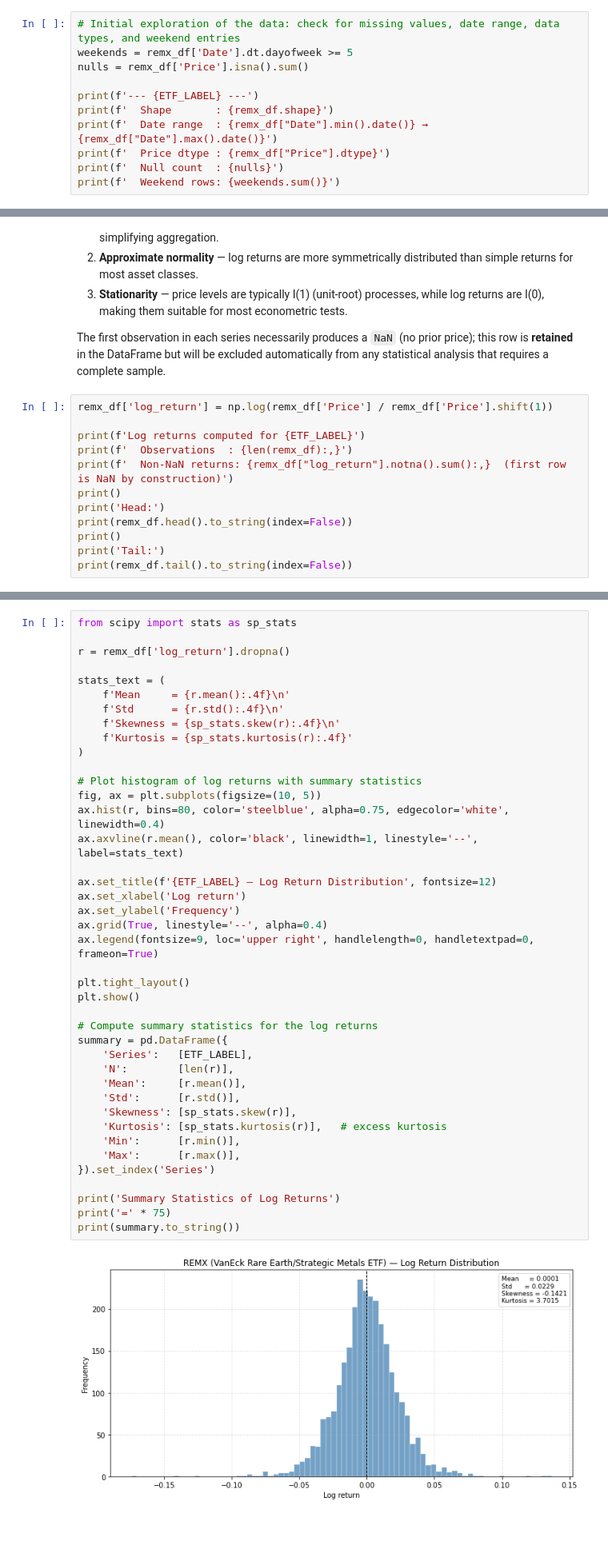
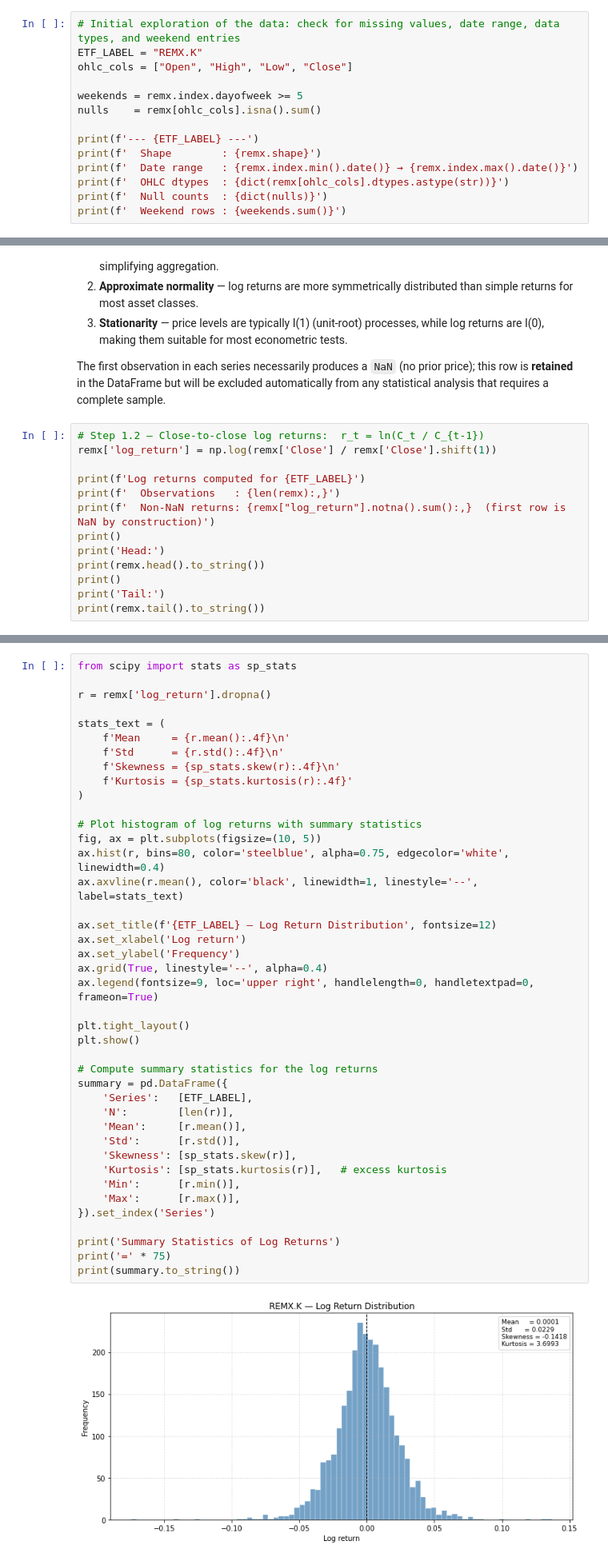
Before and after one commit to aleixcb/master_thesis_repo, a Jupyter notebook: etf-data-cleaning.ipynb, the cells around one changed output, grey strips where cells are left out. Shown at 80% size. Cells and saved outputs as stored; diff of their text form; blank space fills up the shorter version.

```diff
--- a/etf-data-cleaning.ipynb
+++ b/etf-data-cleaning.ipynb
@@ -93,13 +200,16 @@ For each series we report:
 We also plot the raw price series to visually detect structural breaks, outliers, or obvious data errors.
 # %%
 # Initial exploration of the data: check for missing values, date range, data types, and weekend entries
-weekends = remx_df['Date'].dt.dayofweek >= 5
-nulls = remx_df['Price'].isna().sum()
+ETF_LABEL = "REMX.K"
+ohlc_cols = ["Open", "High", "Low", "Close"]
+
+weekends = remx.index.dayofweek >= 5
+nulls    = remx[ohlc_cols].isna().sum()
 
 print(f'--- {ETF_LABEL} ---')
-print(f'  Shape       : {remx_df.shape}')
-print(f'  Date range  : {remx_df["Date"].min().date()} → {remx_df["Date"].max().date()}')
-print(f'  Price dtype : {remx_df["Price"].dtype}')
-print(f'  Null count  : {nulls}')
-print(f'  Weekend rows: {weekends.sum()}')
+print(f'  Shape        : {remx.shape}')
+print(f'  Date range   : {remx.index.min().date()} → {remx.index.max().date()}')
+print(f'  OHLC dtypes  : {dict(remx[ohlc_cols].dtypes.astype(str))}')
+print(f'  Null counts  : {dict(nulls)}')
+print(f'  Weekend rows : {weekends.sum()}')
 # %% [output]
@@ -265,15 +375,16 @@ Log returns are preferred over simple percentage returns in empirical finance fo
 
 The first observation in each series necessarily produces a `NaN` (no prior price); this row is **retained** in the DataFrame but will be excluded automatically from any statistical analysis that requires a complete sample.
 # %%
-remx_df['log_return'] = np.log(remx_df['Price'] / remx_df['Price'].shift(1))
+# Step 1.2 — Close-to-close log returns:  r_t = ln(C_t / C_{t-1})
+remx['log_return'] = np.log(remx['Close'] / remx['Close'].shift(1))
 
 print(f'Log returns computed for {ETF_LABEL}')
-print(f'  Observations  : {len(remx_df):,}')
-print(f'  Non-NaN returns: {remx_df["log_return"].notna().sum():,}  (first row is NaN by construction)')
+print(f'  Observations   : {len(remx):,}')
+print(f'  Non-NaN returns: {remx["log_return"].notna().sum():,}  (first row is NaN by construction)')
 print()
 print('Head:')
-print(remx_df.head().to_string(index=False))
+print(remx.head().to_string())
 print()
 print('Tail:')
-print(remx_df.tail().to_string(index=False))
+print(remx.tail().to_string())
 # %% [output]
@@ -299,7 +408,7 @@ Tail:
 # %%
 from scipy import stats as sp_stats
 
-r = remx_df['log_return'].dropna()
+r = remx['log_return'].dropna()
 
 stats_text = (
     f'Mean     = {r.mean():.4f}\n'
@@ -311,33 +420,33 @@ stats_text = (
 # Plot histogram of log returns with summary statistics
 fig, ax = plt.subplots(figsize=(10, 5))
 ax.hist(r, bins=80, color='steelblue', alpha=0.75, edgecolor='white', linewidth=0.4)
 ax.axvline(r.mean(), color='black', linewidth=1, linestyle='--', label=stats_text)
 
 ax.set_title(f'{ETF_LABEL} — Log Return Distribution', fontsize=12)
 ax.set_xlabel('Log return')
 ax.set_ylabel('Frequency')
 ax.grid(True, linestyle='--', alpha=0.4)
 ax.legend(fontsize=9, loc='upper right', handlelength=0, handletextpad=0, frameon=True)
 
 plt.tight_layout()
 plt.show()
 
 # Compute summary statistics for the log returns
 summary = pd.DataFrame({
     'Series':   [ETF_LABEL],
     'N':        [len(r)],
     'Mean':     [r.mean()],
     'Std':      [r.std()],
     'Skewness': [sp_stats.skew(r)],
     'Kurtosis': [sp_stats.kurtosis(r)],   # excess kurtosis
     'Min':      [r.min()],
     'Max':      [r.max()],
 }).set_index('Series')
 
 print('Summary Statistics of Log Returns')
 print('=' * 75)
 print(summary.to_string())
 # %% [output]
-[figure, old version]
+[figure, new version]
 Summary Statistics of Log Returns
 ===========================================================================
```
Also changed, not shown: parts of 17 cells of this notebook, 18 other files.
